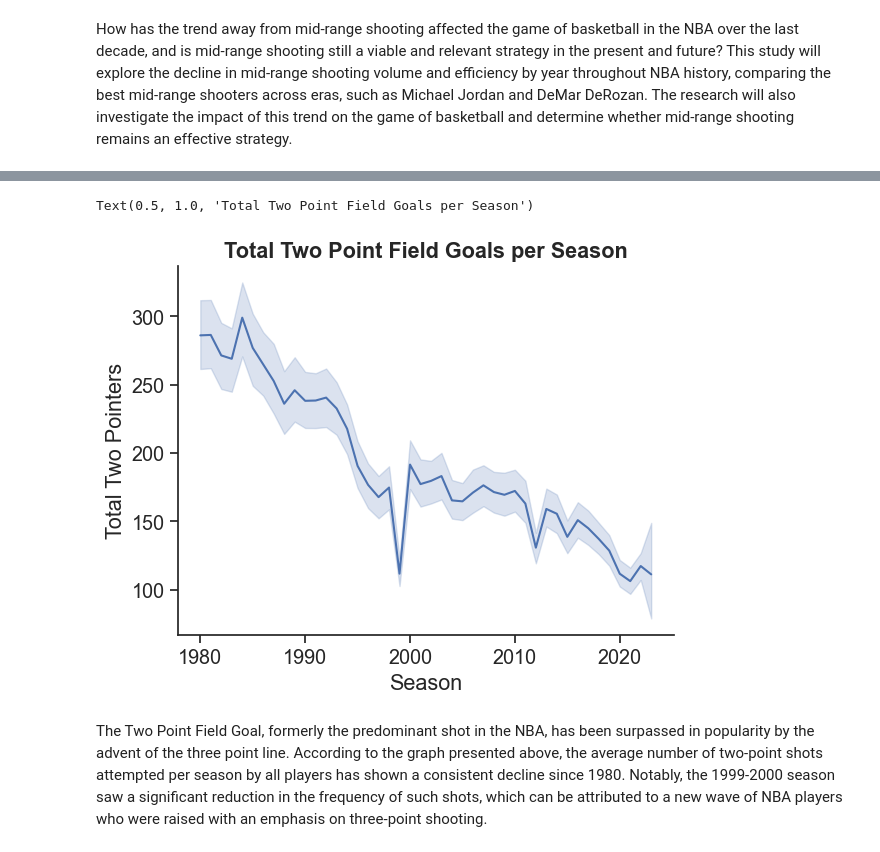
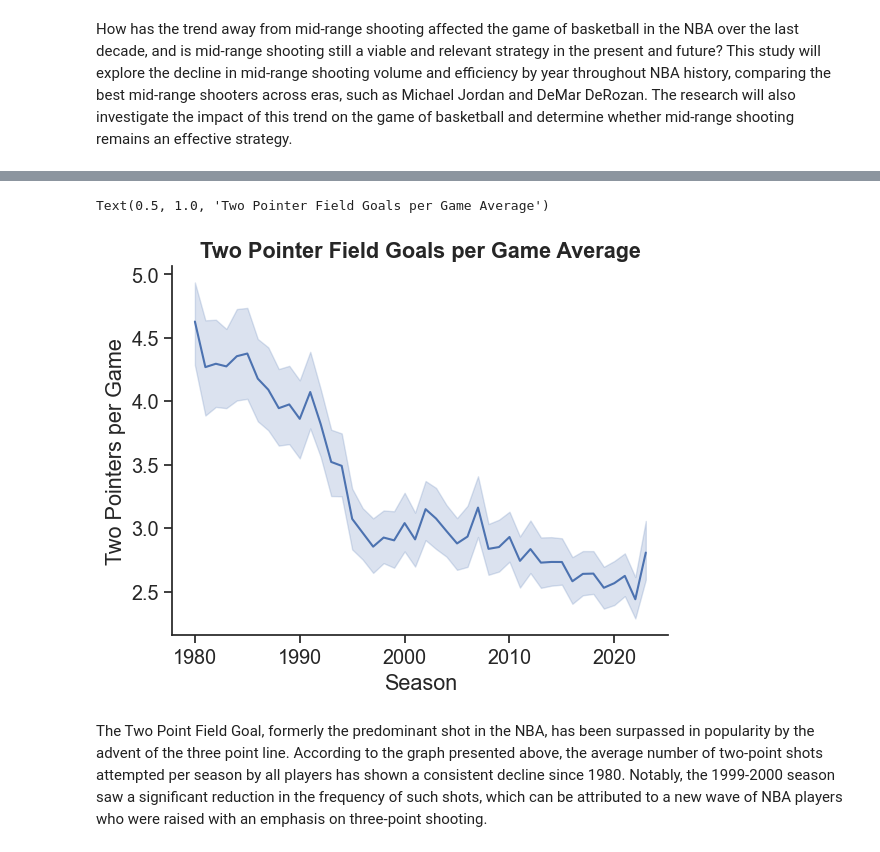
Before and after one commit to ubco-W2022T2-data301/project-group-group-23, a Jupyter notebook: analysis/analysis3.ipynb, the cells around one changed output, grey strips where cells are left out. Saved outputs shown, nothing was run; the diff lists cells and outputs as text; code cells hidden in the pictures.

```diff
--- a/analysis/analysis3.ipynb
+++ b/analysis/analysis3.ipynb
@@ -20,10 +18,10 @@ ValueError: Length of values (3) does not match length of index (19183)
 # %%
-ax = sns.lineplot(data=df, x='season', y='two_pointers')
-ax.set(xlabel='Season', ylabel='Total Two Pointers')
-ax.set_title('Total Two Point Field Goals per Season', fontweight='bold')
+ax = sns.lineplot(data=df, x='season', y='two_pointers_per_game')
+ax.set(xlabel='Season', ylabel='Two Pointers per Game')
+ax.set_title('Two Pointer Field Goals per Game Average', fontweight='bold')
 # %% [output]
-Text(0.5, 1.0, 'Total Two Point Field Goals per Season')
+Text(0.5, 1.0, 'Two Pointer Field Goals per Game Average')
-[figure, old version]
+[figure, new version]
 # %% [markdown]
 The Two Point Field Goal, formerly the predominant shot in the NBA, has been surpassed in popularity by the advent of the three point line. According to the graph presented above, the average number of two-point shots attempted per season by all players has shown a consistent decline since 1980. Notably, the 1999-2000 season saw a significant reduction in the frequency of such shots, which can be attributed to a new wave of NBA players who were raised with an emphasis on three-point shooting.
 # %%
```
Also changed, not shown: parts of 3 cells of this notebook, 2 other files.
